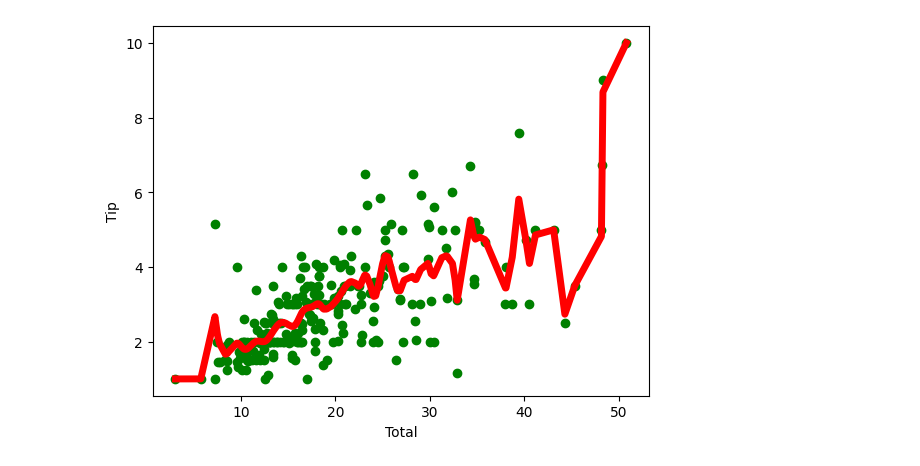
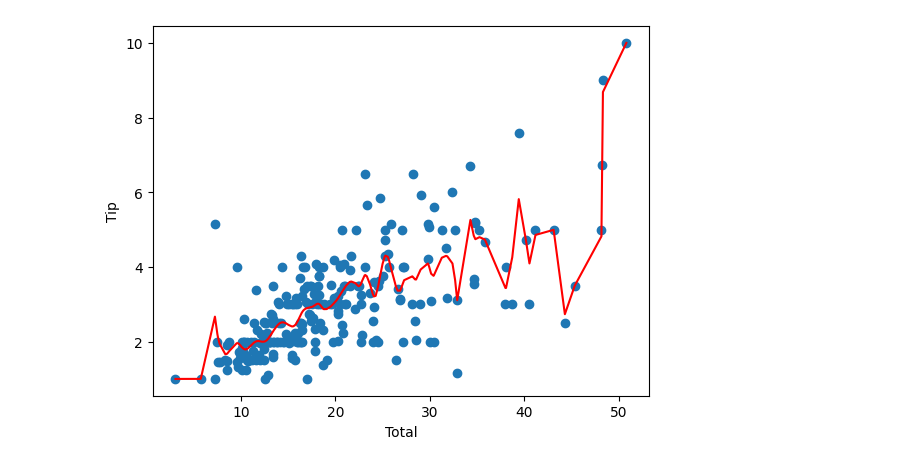
Before and after one commit to ssreenivasashenoy/AIML-Laboratory, a Jupyter notebook: Program9_Regression.ipynb, the cells around one changed output. Saved outputs shown, nothing was run; the diff lists cells and outputs as text; code cells hidden in the pictures.

```diff
--- a/Program9_Regression.ipynb
+++ b/Program9_Regression.ipynb
@@ -5,7 +5,7 @@ import matplotlib.pyplot as plt
 
 def kernel(point,xmat,k):
     m,n = np.shape(xmat)
-    weight = np.mat(np.eye((m)))
+    weight = np.mat(np.eye(m))
     for j in range(m):
         diff = point - X[j]
         weight[j,j] = np.exp(diff*diff.T/(-2.0*k**2))
@@ -16,33 +16,33 @@ def localweight(point,xmat,ymat,k):
     W = (X.T * (wei*X)).I * (X.T * (wei*ymat.T))
     return W
 
 def localregression(xmat,ymat,k):
     m,n = np.shape(xmat)
     y_pred = np.zeros(m)
     for j in range(m):
         y_pred[j] = xmat[j] * localweight(xmat[j],xmat,ymat,k)
     return y_pred
 
 def graph(X,y_pred):
     sortedindex = X[:,1].argsort(0)
     xindex = X[sortedindex][:,0]
     fig = plt.figure()
     ax = fig.add_subplot(1,1,1)
-    ax.scatter(bill,tip, color="green")
-    ax.plot(xindex[:,1],y_pred[sortedindex], color="red", linewidth=5)
+    ax.scatter(bill,tip)
+    ax.plot(xindex[:,1],y_pred[sortedindex], color="red")
     plt.xlabel("Total")
     plt.ylabel("Tip")
     plt.show()
 
 data = pd.read_csv("bill.csv")
 bill = np.array(data.total_bill)
 tip = np.array(data.tip)
 mbill = np.mat(bill)
 mtip = np.mat(tip)
 m = np.shape(mbill)[1]
 one = np.mat(np.ones(m))
 X = np.hstack((one.T, mbill.T))
 y_pred = localregression(X,mtip,0.5)
 graph(X,y_pred)
 # %% [output]
-[figure, old version]
+[figure, new version]
```
